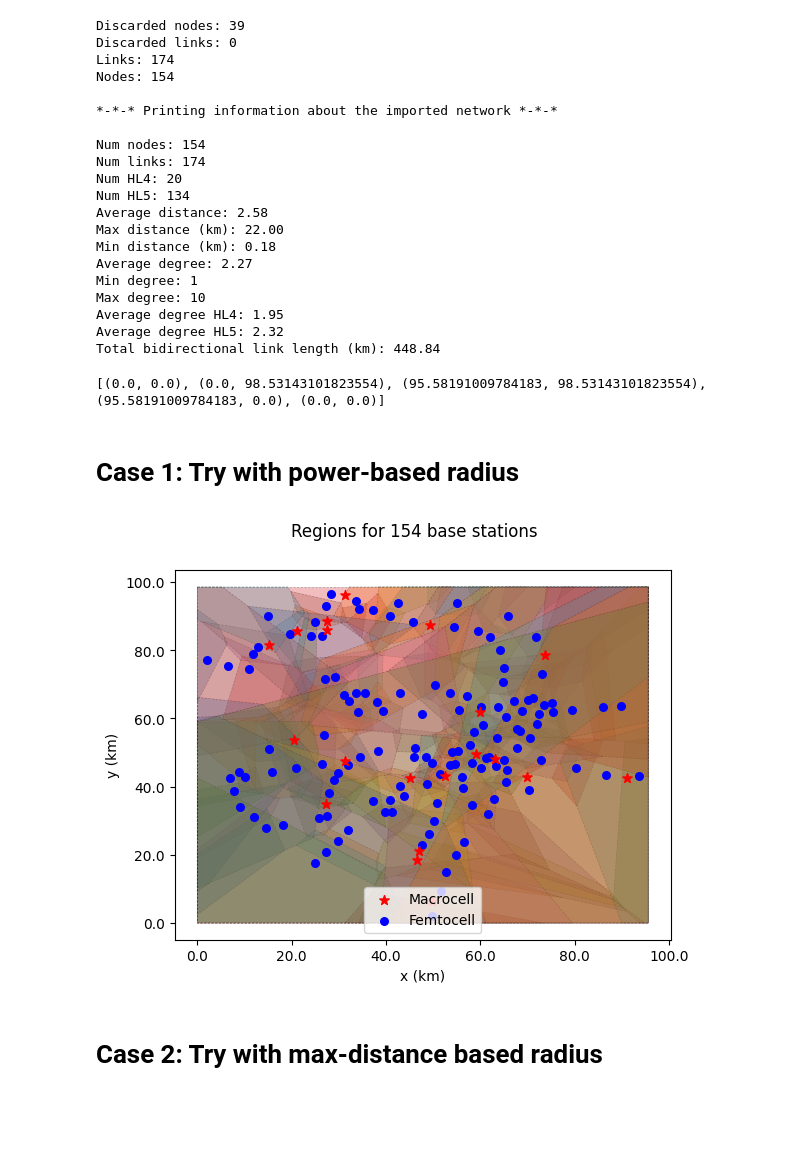
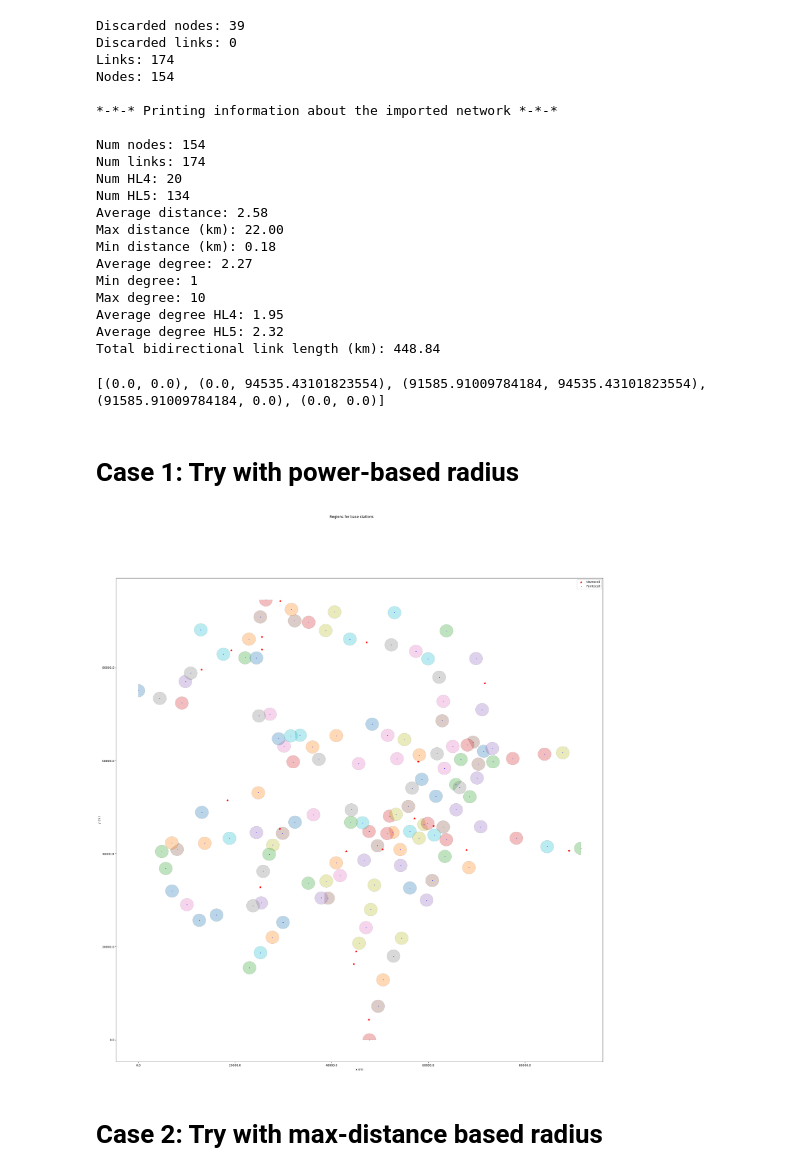
Before and after one commit to 6G-XTREME/PoF_Simulator, a Jupyter notebook: mocks/pruebas_mapa_cobertura/test-improved-radius.ipynb, the cells around one changed output. Drawn from its saved outputs; the diff is of its cells as text; code cells hidden in the pictures; blank space fills up the shorter version.

```diff
--- a/mocks/pruebas_mapa_cobertura/test-improved-radius.ipynb
+++ b/mocks/pruebas_mapa_cobertura/test-improved-radius.ipynb
@@ -39,6 +39,7 @@ scaling_factor = 1  # No scaling
 p_tx_macro = 40     # W
 p_tx_fem = 0.1      # W
 alpha_loss = 4      # dB
+def_max_rad = 500   # meters
 prob_fem = 1
 
 
@@ -56,13 +57,13 @@ for node in assocciated_nodes:
         cells.append((node.pos[0] * scaling_factor, node.pos[1] * scaling_factor, p_tx_macro))
     else:
         cells.append((node.pos[0] * scaling_factor, node.pos[1] * scaling_factor, p_tx_fem))
-        cells_max_radius.append(0.5)
+        cells_max_radius.append(def_max_rad)
 
 
 base_area = [(x * scaling_factor, y * scaling_factor) for x, y in graph.network_polygon_bounds]
 print(base_area)
 # %% [output]
-[(0.0, 0.0), (0.0, 98.53143101823554), (95.58191009784183, 98.53143101823554), (95.58191009784183, 0.0), (0.0, 0.0)]
+[(0.0, 0.0), (0.0, 94535.43101823554), (91585.91009784184, 94535.43101823554), (91585.91009784184, 0.0), (0.0, 0.0)]
 # %% [markdown]
 # Case 1: Try with power-based radius
 # %%
@@ -71,13 +72,19 @@ regions = create_regions(
     np.array(cells),
     alpha_loss,
     polygon_bounds=base_area,
-    euclidean_to_km_factor=scaling_factor,
+    euclidean_to_m_factor=scaling_factor,
     use_power_based_radius=True,
 )
-# %%
-standard_plot(regions, graph.nodes, scaling_factor)
-# %% [output]
-[figure, removed]
+# %%
+standard_plot(
+    regions,
+    graph.nodes,
+    1000,
+    femtocell_config={"marker": ".", "s": 5},
+    plot_config={"title": "Regions for base stations", "figsize": (30, 30)},
+)
+# %% [output]
+[figure, added]
 # %% [markdown]
 # Case 2: Try with max-distance based radius
 # %%
```
Also changed, not shown: parts of 3 cells of this notebook, 3 other files.
